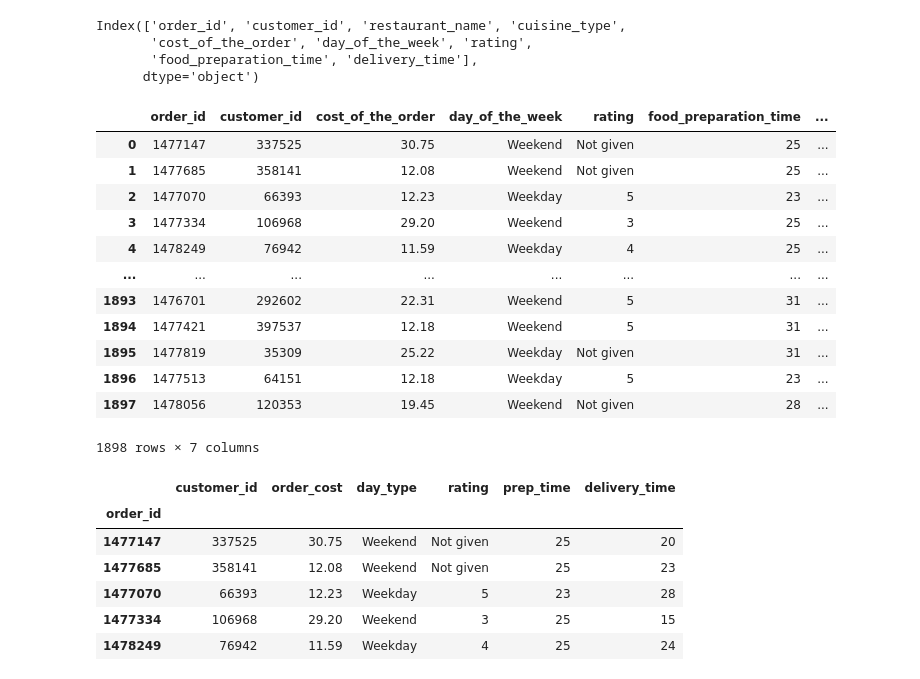
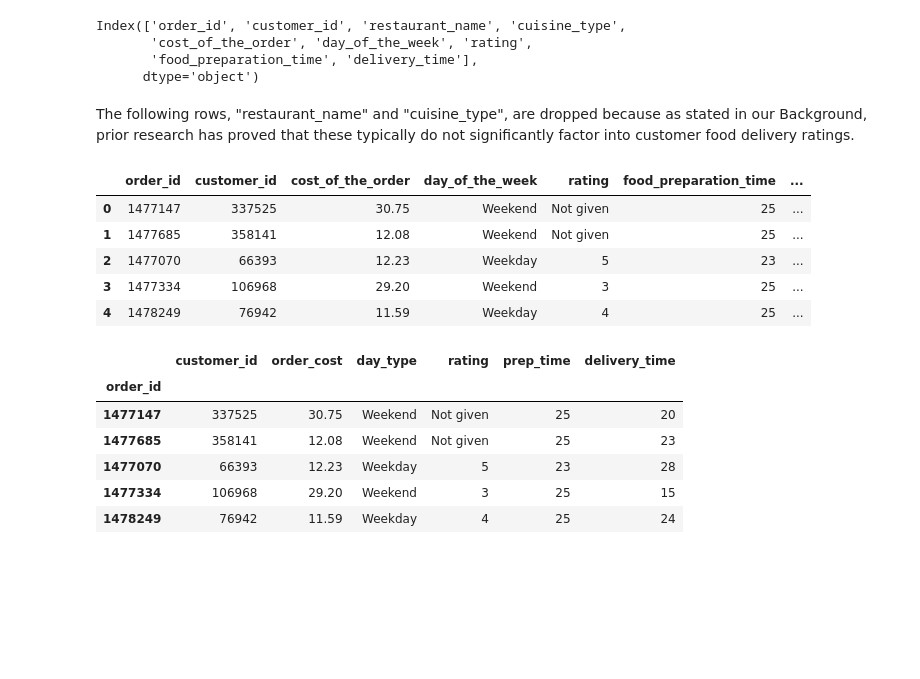
Before and after one commit to COGS108/Group111_WI26, a Jupyter notebook: 01-DataCheckpoint.ipynb, the cells around one changed output. Saved outputs shown, nothing was run; the diff lists cells and outputs as text; code cells hidden in the pictures; blank space fills up the shorter version.

```diff
--- a/01-DataCheckpoint.ipynb
+++ b/01-DataCheckpoint.ipynb
@@ -187,24 +175,19 @@ Index(['order_id', 'customer_id', 'restaurant_name', 'cuisine_type',
        'cost_of_the_order', 'day_of_the_week', 'rating',
        'food_preparation_time', 'delivery_time'],
       dtype='object')
+# %% [markdown]
+The following rows, "restaurant_name" and "cuisine_type", are dropped because as stated in our Background, prior research has proved that these typically do not significantly factor into customer food delivery ratings.
 # %%
 drop_cols = ['restaurant_name', 'cuisine_type']
 food_orders = food_orders.drop(columns = drop_cols)
-food_orders
+food_orders.head()
 # %% [output]
 |  | order_id | customer_id | cost_of_the_order | day_of_the_week | rating | food_preparation_time | ... |
 | 0 | 1477147 | 337525 | 30.75 | Weekend | Not given | 25 | ... |
 | 1 | 1477685 | 358141 | 12.08 | Weekend | Not given | 25 | ... |
 | 2 | 1477070 | 66393 | 12.23 | Weekday | 5 | 23 | ... |
 | 3 | 1477334 | 106968 | 29.20 | Weekend | 3 | 25 | ... |
 | 4 | 1478249 | 76942 | 11.59 | Weekday | 4 | 25 | ... |
-| ... | ... | ... | ... | ... | ... | ... | ... |
-| 1893 | 1476701 | 292602 | 22.31 | Weekend | 5 | 31 | ... |
-| 1894 | 1477421 | 397537 | 12.18 | Weekend | 5 | 31 | ... |
-| 1895 | 1477819 | 35309 | 25.22 | Weekday | Not given | 31 | ... |
-| 1896 | 1477513 | 64151 | 12.18 | Weekday | 5 | 23 | ... |
-| 1897 | 1478056 | 120353 | 19.45 | Weekend | Not given | 28 | ... |
-1898 rows × 7 columns
 # %%
 rename_cols = {
     'cost_of_the_order': 'order_cost',
```
Also changed, not shown: parts of 9 cells of this notebook.
